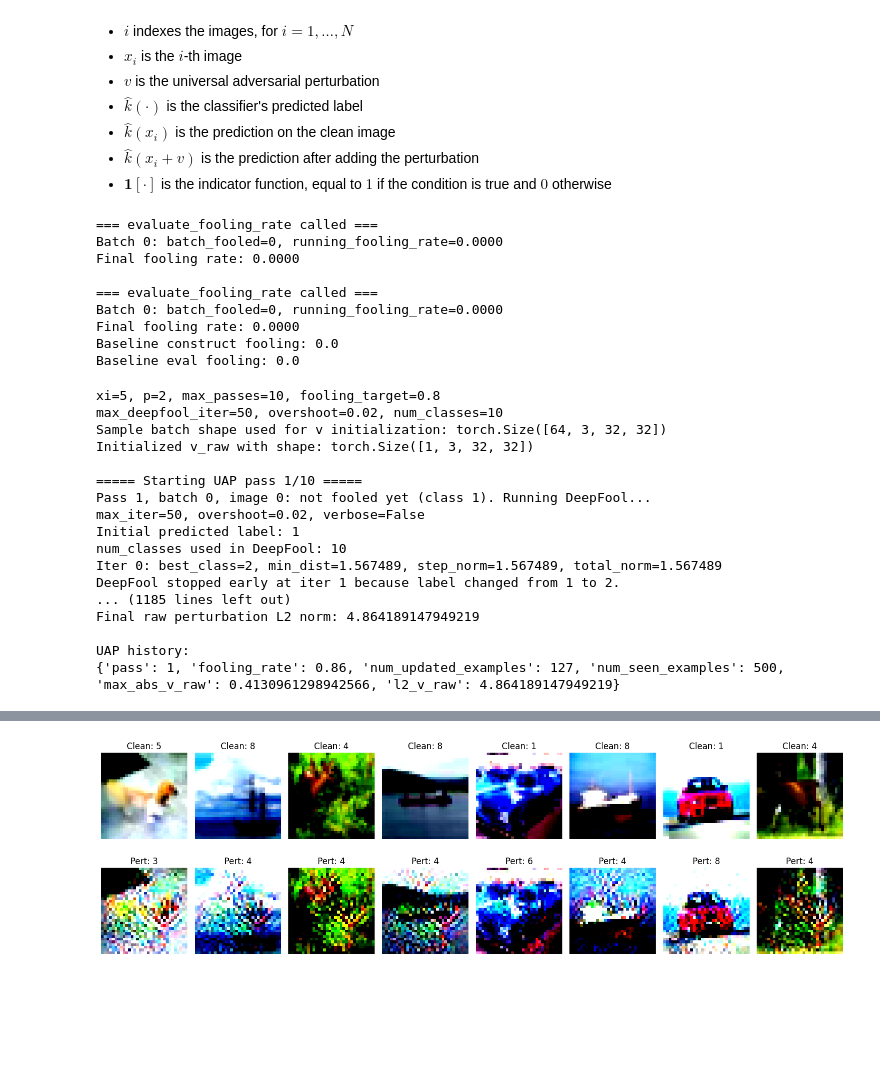
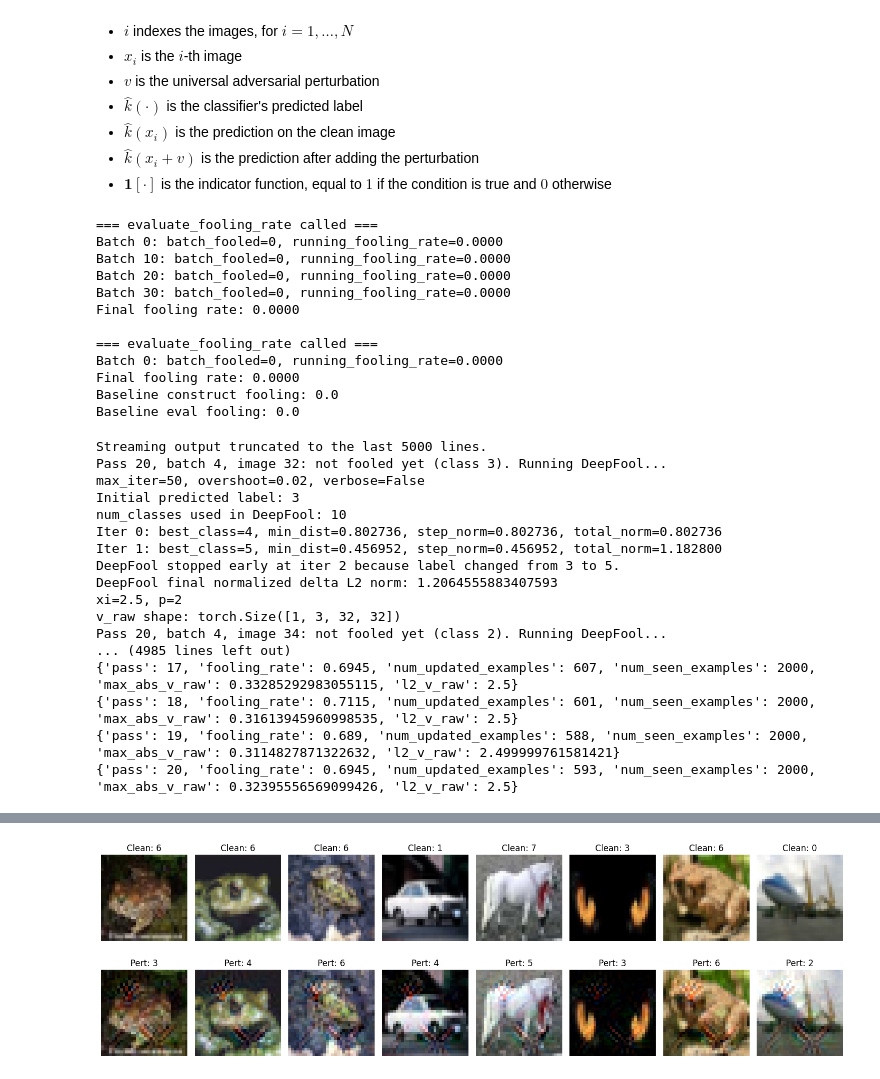
Before and after one commit to khalayli/universal-adversarial-perturbations, a Jupyter notebook: main_colab_uap.ipynb, the cells around one changed output, grey strips where cells are left out. Drawn from its saved outputs; the diff is of its cells as text; code cells hidden in the pictures; blank space fills up the shorter version.

Commit message:
increased construction set

```diff
--- a/main_colab_uap.ipynb
+++ b/main_colab_uap.ipynb
@@ -454,7 +454,7 @@ def make_seeded_splits(correct_indices, construct_size=500, eval_size=500, hessi
 # Sanity check
 uap_construct_indices, uap_eval_indices, hessian_indices = make_seeded_splits(
     correct_indices,
-    construct_size=500,
+    construct_size=2000,
     eval_size=500,
     hessian_size=50,
     seed=42
@@ -613,6 +613,9 @@ print("Baseline eval fooling:", baseline_eval_fooling)
 # %% [output]
 === evaluate_fooling_rate called ===
 Batch 0: batch_fooled=0, running_fooling_rate=0.0000
+Batch 10: batch_fooled=0, running_fooling_rate=0.0000
+Batch 20: batch_fooled=0, running_fooling_rate=0.0000
+Batch 30: batch_fooled=0, running_fooling_rate=0.0000
 Final fooling rate: 0.0000
 
 === evaluate_fooling_rate called ===
@@ -977,11 +1032,11 @@ def universal_perturbation_p(
 v_uap_raw, v_uap_norm, uap_history = universal_perturbation_p(
     model=vgg_model,
     dataloader=uap_construct_loader,
-    # xi=24/255,                 # max allowed absolute raw-pixel perturbation
-    # p=float('inf'),        #  2   or float('inf')
-    xi=5,
+    #xi=20/255,                 # max allowed absolute raw-pixel perturbation
+    #p=float('inf'),        #  2   or float('inf')
+    xi=2.5,
     p=2,
-    max_passes=10,
+    max_passes=20,
     fooling_target=0.80,
     max_deepfool_iter=50,     #
     overshoot=0.02, # push past boundary (1 + overshoot)
@@ -994,6 +1049,7 @@ print("\nUAP history:")
 for row in uap_history:
     print(row)
 
+
 show_perturbed_images(
     model=vgg_model,
     loader=uap_eval_loader,
@@ -1002,20 +1058,20 @@ show_perturbed_images(
     num_images=8
 )
 # %% [output]
-xi=5, p=2, max_passes=10, fooling_target=0.8
-max_deepfool_iter=50, overshoot=0.02, num_classes=10
-Sample batch shape used for v initialization: torch.Size([64, 3, 32, 32])
-Initialized v_raw with shape: torch.Size([1, 3, 32, 32])
-
-===== Starting UAP pass 1/10 =====
-Pass 1, batch 0, image 0: not fooled yet (class 1). Running DeepFool...
+Streaming output truncated to the last 5000 lines.
+Pass 20, batch 4, image 32: not fooled yet (class 3). Running DeepFool...
 max_iter=50, overshoot=0.02, verbose=False
-Initial predicted label: 1
+Initial predicted label: 3
 num_classes used in DeepFool: 10
-Iter 0: best_class=2, min_dist=1.567489, step_norm=1.567489, total_norm=1.567489
-DeepFool stopped early at iter 1 because label changed from 1 to 2.
-... (1185 lines left out)
-Final raw perturbation L2 norm: 4.864189147949219
-
-UAP history:
-{'pass': 1, 'fooling_rate': 0.86, 'num_updated_examples': 127, 'num_seen_examples': 500, 'max_abs_v_raw': 0.4130961298942566, 'l2_v_raw': 4.864189147949219}
+Iter 0: best_class=4, min_dist=0.802736, step_norm=0.802736, total_norm=0.802736
+Iter 1: best_class=5, min_dist=0.456952, step_norm=0.456952, total_norm=1.182800
+DeepFool stopped early at iter 2 because label changed from 3 to 5.
+DeepFool final normalized delta L2 norm: 1.2064555883407593
+xi=2.5, p=2
+v_raw shape: torch.Size([1, 3, 32, 32])
+Pass 20, batch 4, image 34: not fooled yet (class 2). Running DeepFool...
+... (4985 lines left out)
+{'pass': 17, 'fooling_rate': 0.6945, 'num_updated_examples': 607, 'num_seen_examples': 2000, 'max_abs_v_raw': 0.33285292983055115, 'l2_v_raw': 2.5}
+{'pass': 18, 'fooling_rate': 0.7115, 'num_updated_examples': 601, 'num_seen_examples': 2000, 'max_abs_v_raw': 0.31613945960998535, 'l2_v_raw': 2.5}
+{'pass': 19, 'fooling_rate': 0.689, 'num_updated_examples': 588, 'num_seen_examples': 2000, 'max_abs_v_raw': 0.3114827871322632, 'l2_v_raw': 2.499999761581421}
+{'pass': 20, 'fooling_rate': 0.6945, 'num_updated_examples': 593, 'num_seen_examples': 2000, 'max_abs_v_raw': 0.32395556569099426, 'l2_v_raw': 2.5}
@@ -1038 +1078 @@ WARNING:matplotlib.image:Clipping input data to the valid range for imshow with
-[figure, old version]
+[figure, new version]
```
Also changed, not shown: parts of 8 cells of this notebook.
